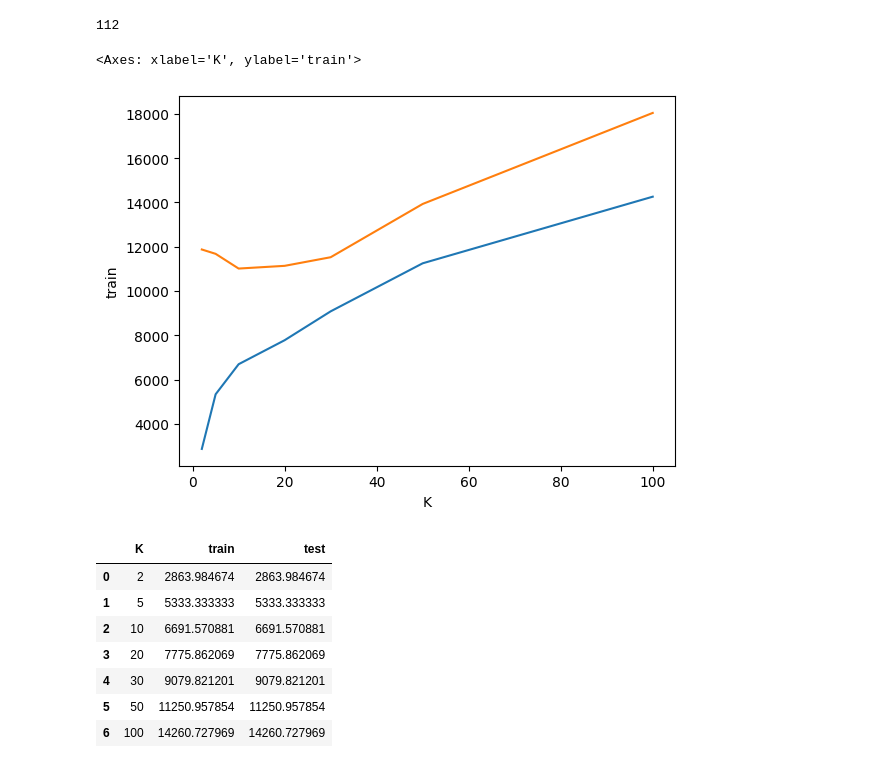
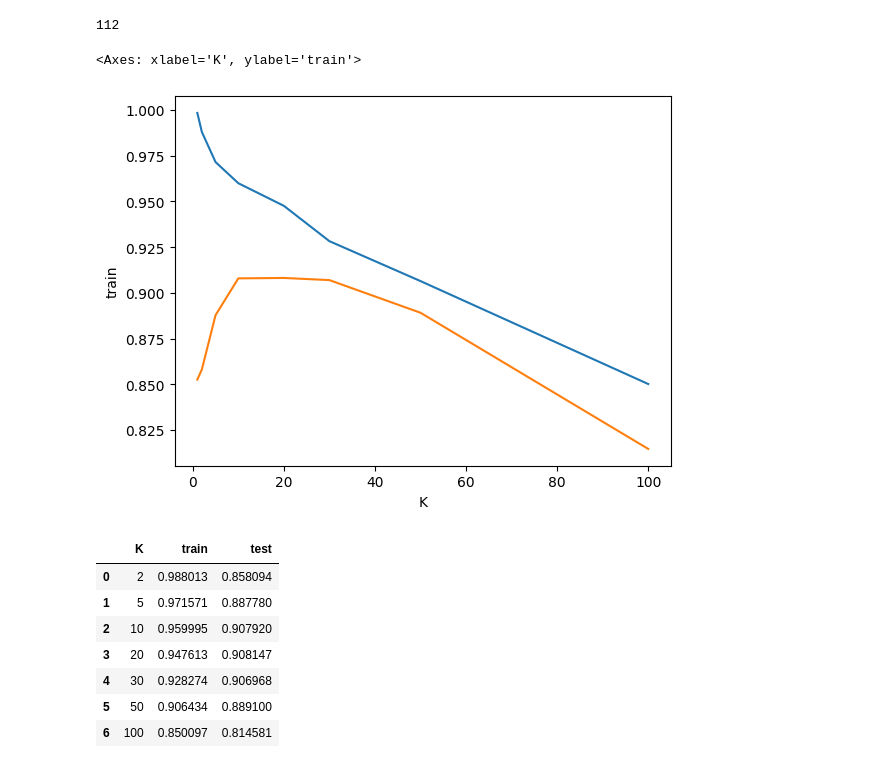
Before and after one commit to JCaballerot/Machine-Learning-Program, a Jupyter notebook: Supervised_models/KNN/Salary_prediction.ipynb, the cells around one changed output. Drawn from its saved outputs; the diff is of its cells as text; code cells hidden in the pictures.

```diff
--- a/Supervised_models/KNN/Salary_prediction.ipynb
+++ b/Supervised_models/KNN/Salary_prediction.ipynb
@@ -236,39 +235,39 @@ len(X_test_f)
 112
 # %%
 
-grid = [2, 5, 10, 20, 30, 50, 100]
+grid = [1, 2, 5, 10, 20, 30, 50, 100]
 list_train = []
 list_test = []
 
 for k in grid:
   knn = KNeighborsRegressor(n_neighbors = k)
   knn.fit(X_train_f, y_train)
   # Realizar predicciones en el conjunto de prueba
   y_train_pred = knn.predict(X_train_f)
   y_test_pred = knn.predict(X_test_f)
 
-  list_train.append(mean_absolute_error(y_train, y_train_pred))
-  list_test.append(mean_absolute_error(y_test, y_test_pred))
+  list_train.append(r2_score(y_train, y_train_pred))
+  list_test.append(r2_score(y_test, y_test_pred))
 
 res = pd.DataFrame({'K':grid,
                     'train':list_train,
                     'test':list_test})
 
 import seaborn as sns
 
 sns.lineplot(data=res, x = 'K', y = 'train')
 sns.lineplot(data=res, x = 'K', y = 'test')
 # %% [output]
 <Axes: xlabel='K', ylabel='train'>
-[figure, old version]
+[figure, new version]
 # %%
 res
 # %% [output]
 |  | K | train | test |
-| 0 | 2 | 2863.984674 | 2863.984674 |
-| 1 | 5 | 5333.333333 | 5333.333333 |
-| 2 | 10 | 6691.570881 | 6691.570881 |
-| 3 | 20 | 7775.862069 | 7775.862069 |
-| 4 | 30 | 9079.821201 | 9079.821201 |
-| 5 | 50 | 11250.957854 | 11250.957854 |
-| 6 | 100 | 14260.727969 | 14260.727969 |
+| 0 | 2 | 0.988013 | 0.858094 |
+| 1 | 5 | 0.971571 | 0.887780 |
+| 2 | 10 | 0.959995 | 0.907920 |
+| 3 | 20 | 0.947613 | 0.908147 |
+| 4 | 30 | 0.928274 | 0.906968 |
+| 5 | 50 | 0.906434 | 0.889100 |
+| 6 | 100 | 0.850097 | 0.814581 |
```
Also changed, not shown: parts of 1 cell of this notebook.
